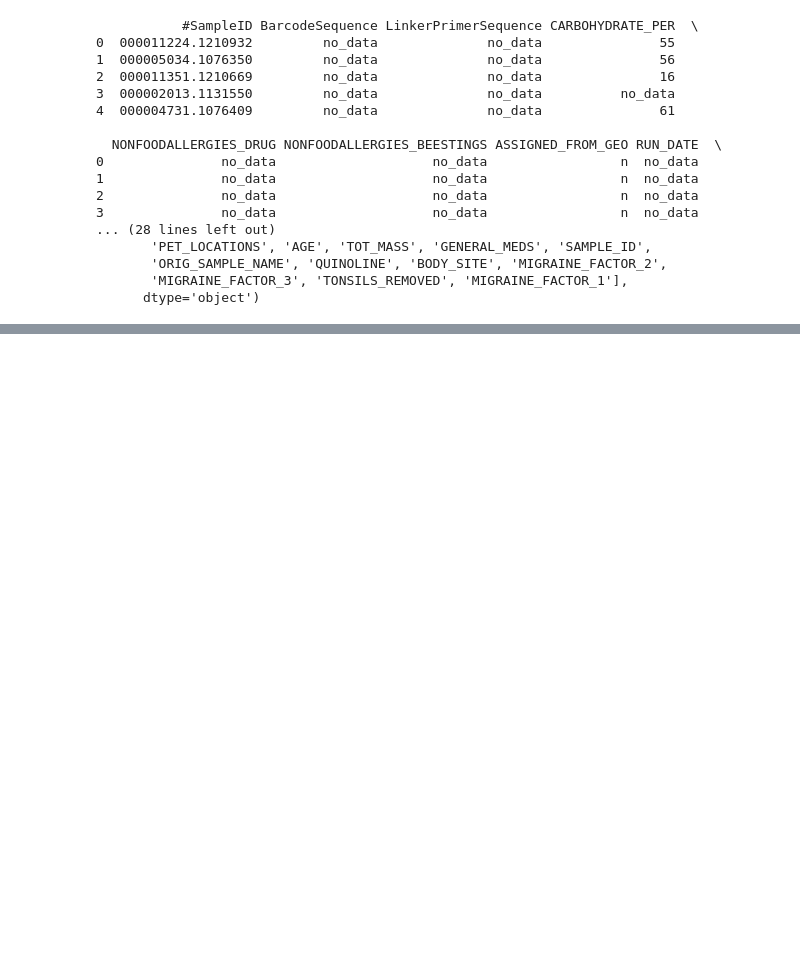
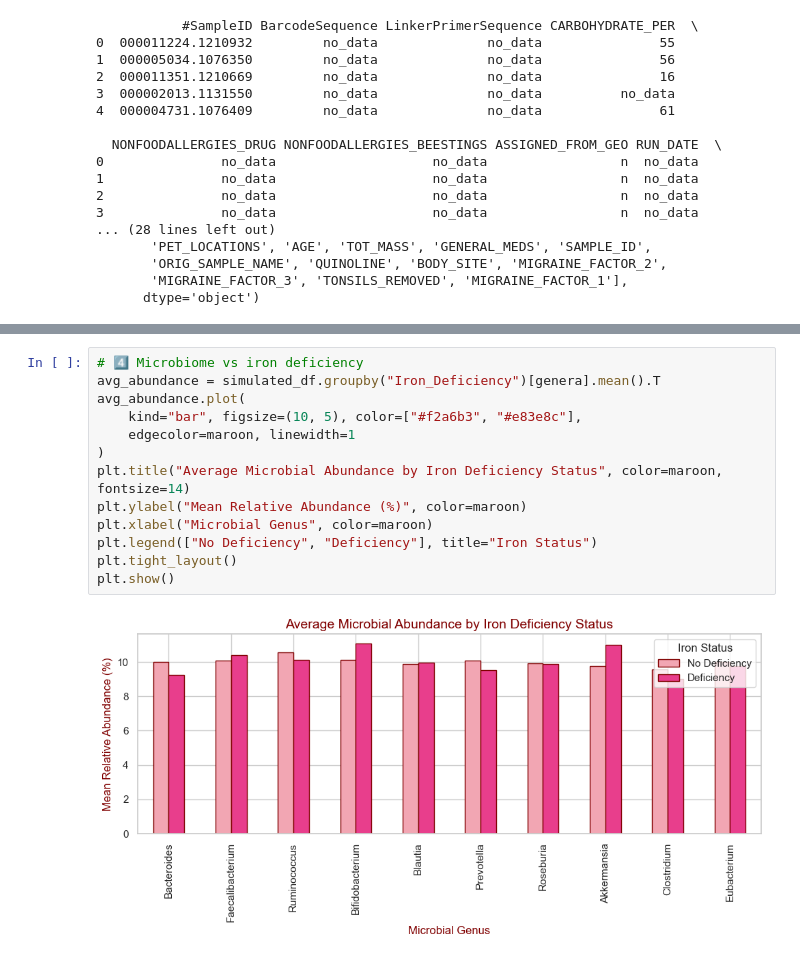
Before and after one commit to mariaponomarova/ML_project, a Jupyter notebook: data.ipynb, the cells around one changed output, grey strips where cells are left out. Drawn from its saved outputs; the diff is of its cells as text; blank space fills up the shorter version.

```diff
--- a/data.ipynb
+++ b/data.ipynb
@@ -109,0 +168,15 @@ for i in range(5):
+# %%
+# 4️⃣ Microbiome vs iron deficiency
+avg_abundance = simulated_df.groupby("Iron_Deficiency")[genera].mean().T
+avg_abundance.plot(
+    kind="bar", figsize=(10, 5), color=["#f2a6b3", "#e83e8c"],
+    edgecolor=maroon, linewidth=1
+)
+plt.title("Average Microbial Abundance by Iron Deficiency Status", color=maroon, fontsize=14)
+plt.ylabel("Mean Relative Abundance (%)", color=maroon)
+plt.xlabel("Microbial Genus", color=maroon)
+plt.legend(["No Deficiency", "Deficiency"], title="Iron Status")
+plt.tight_layout()
+plt.show()
+# %% [output]
+[figure, added]
```
Also changed, not shown: parts of 13 cells of this notebook.
